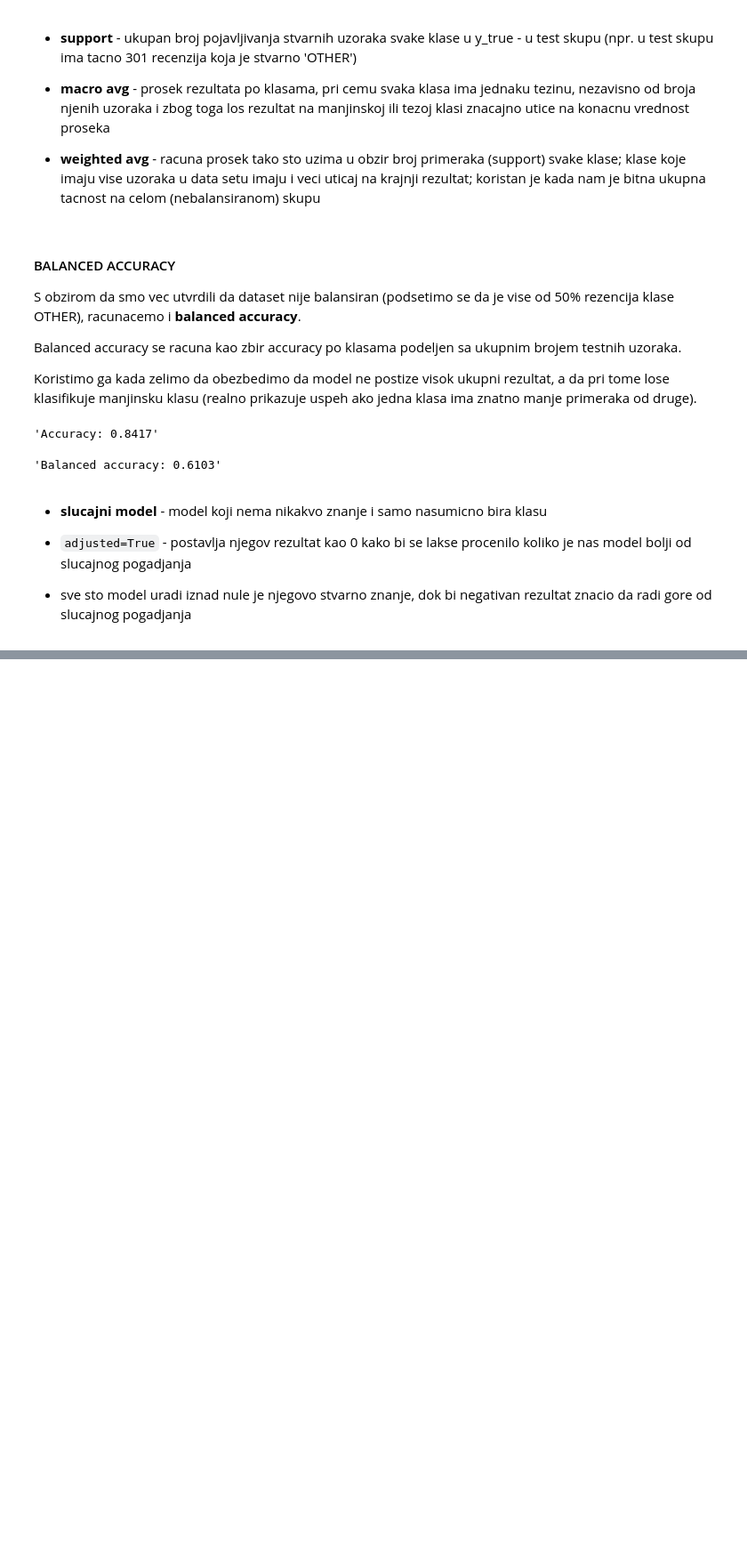
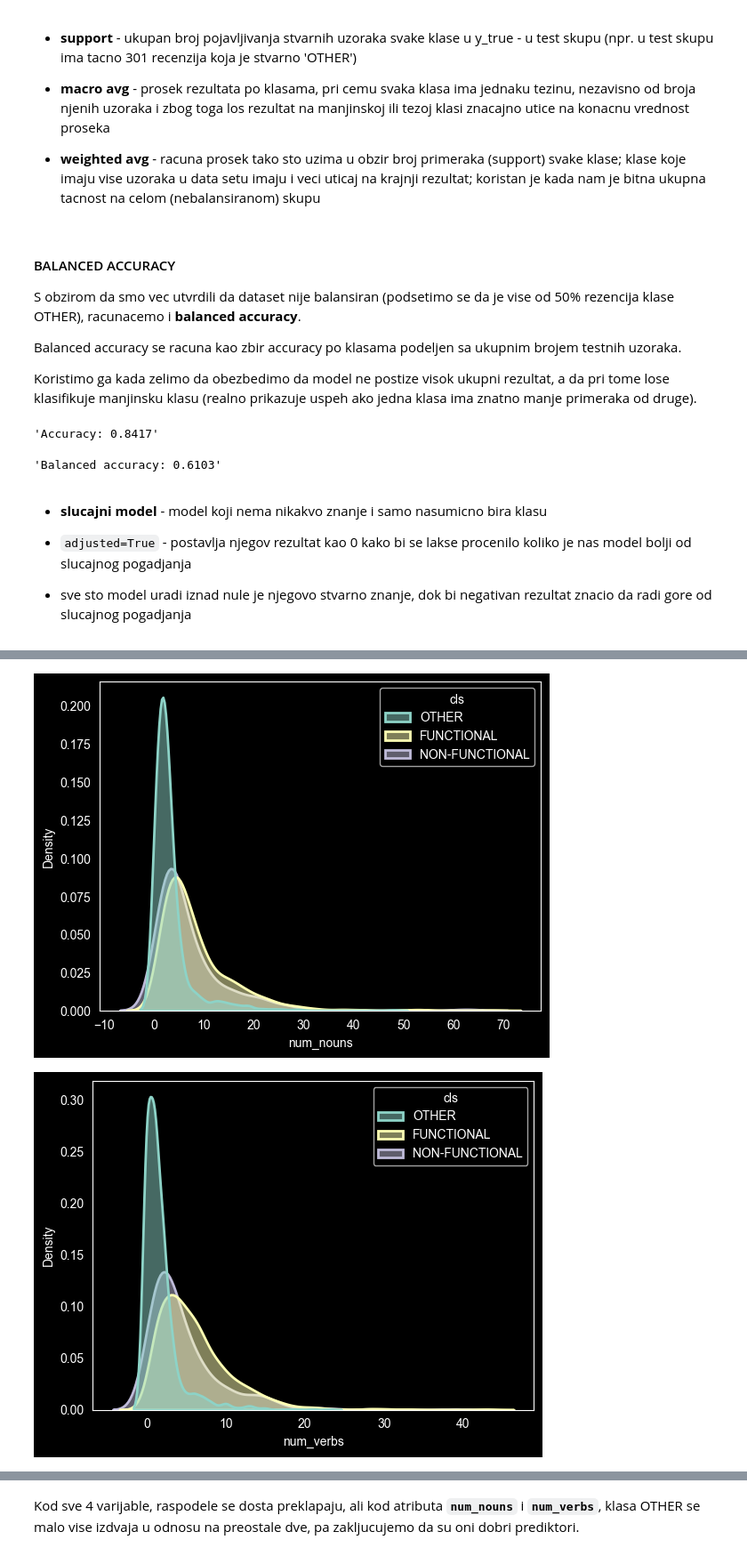
Before and after one commit to comi7/advanced-data-analytics, a Jupyter notebook: text-classification-bow-dt/Mobile_App_Reviews_Classification_Bow.ipynb, the cells around one changed output, grey strips where cells are left out. Shown at 89% size. Cells and saved outputs as stored; diff of their text form; code cells hidden in the pictures; blank space fills up the shorter version.

```diff
--- a/text-classification-bow-dt/Mobile_App_Reviews_Classification_Bow.ipynb
+++ b/text-classification-bow-dt/Mobile_App_Reviews_Classification_Bow.ipynb
@@ -350,0 +477,3 @@ display(f"Balanced accuracy: {metrics.balanced_accuracy_score(y_test, prediction
+# %%
+features = data_sub.review.apply(create_spacy_features)
+features.head()
@@ -350,0 +487,3 @@ display(f"Balanced accuracy: {metrics.balanced_accuracy_score(y_test, prediction
+# %%
+features_df = pd.DataFrame(data=features.tolist(), index=data_sub.index)
+features_df.head()
@@ -350,0 +497,3 @@ display(f"Balanced accuracy: {metrics.balanced_accuracy_score(y_test, prediction
+# %%
+data_sub = pd.concat([data_sub,features_df],axis=1)
+data_sub.head()
@@ -350,0 +507,20 @@ display(f"Balanced accuracy: {metrics.balanced_accuracy_score(y_test, prediction
+# %%
+def draw_kdeplot(v):
+    plt.figure()
+    sb.kdeplot(
+        data=data_sub,
+        x=v,
+        hue='cls',
+        fill=True,
+        common_norm=False,
+        alpha=0.5,
+        linewidth=2
+    )
+    plt.grid(False)
+    plt.show()
+# %%
+for col in features_df.columns:
+    draw_kdeplot(col)
+# %% [output]
+[figure, added]
+[figure, added]
@@ -350,0 +529,2 @@ display(f"Balanced accuracy: {metrics.balanced_accuracy_score(y_test, prediction
+# %% [markdown]
+Kod sve 4 varijable, raspodele se dosta preklapaju, ali kod atributa **`num_nouns`** i **`num_verbs`**, klasa OTHER se malo vise izdvaja u odnosu na preostale dve, pa zakljucujemo da su oni dobri prediktori.
```
Also changed, not shown: parts of 27 cells of this notebook.
